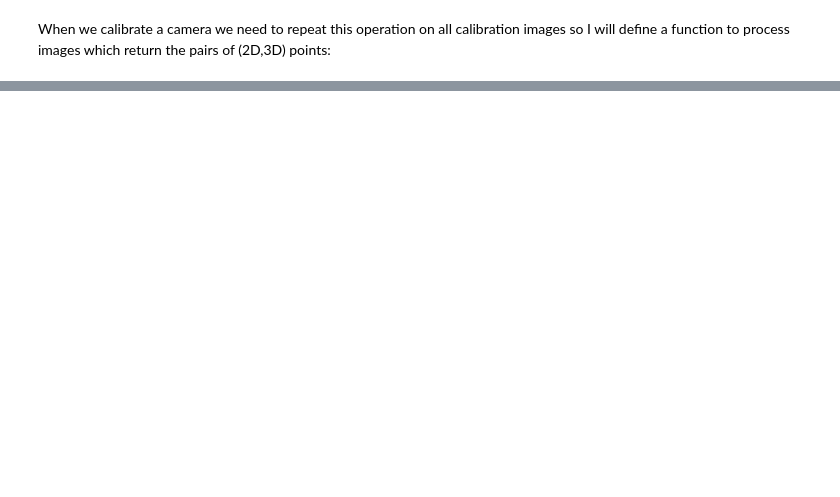
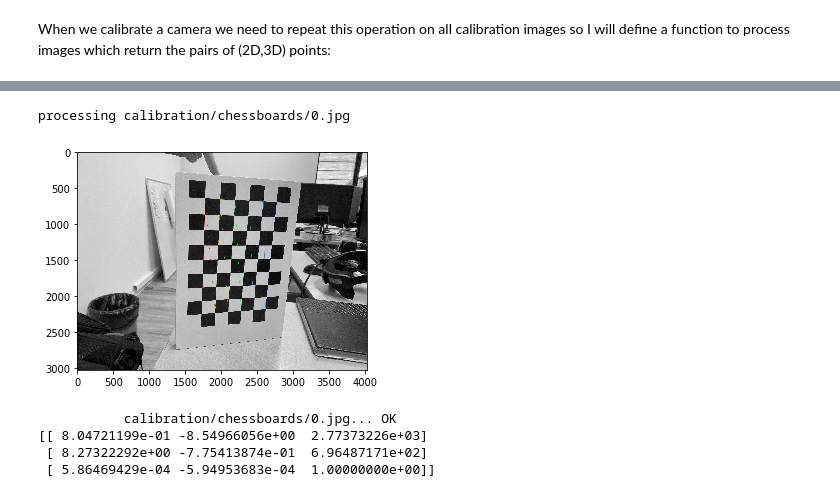
Before and after one commit to CVLAB-Unibo/ComputerVisionImageProcessing-LabSessions, a Jupyter notebook: LabSession3.ipynb, the cells around one changed output, grey strips where cells are left out. Cells and saved outputs as stored; diff of their text form; code cells hidden in the pictures; blank space fills up the shorter version.

```diff
--- a/LabSession3.ipynb
+++ b/LabSession3.ipynb
@@ -142,5 +210,5 @@ Let us create an array for containing each 3D cordinate. It will have shape *row
 # %%
-pattern_points = np.zeros((np.prod(pattern_size), 3), np.float32)
+pattern_points = np.zeros([pattern_size[0]*pattern_size[1], 3], np.float32)
 print(pattern_points.shape)
 # %% [output]
 (54, 3)
@@ -224,10 +293,9 @@ def processImage(fn):
     vis = cv2.cvtColor(img, cv2.COLOR_GRAY2BGR)
     cv2.drawChessboardCorners(vis, pattern_size, corners, found)
 
-    image_name = fn.split("/")[-1]
-    basename, ext = image_name.split(".")
-    outfile = os.path.join("calibration/output/", basename + '_chess.png')
-    cv2.imwrite(outfile, vis)
+    plt.figure(figsize=(20,10))
+    plt.imshow(vis)
+    plt.show()
 
     if not found:
         print('chessboard not found')
@@ -267,0 +534,11 @@ processing calibration/chessboards/5.jpg
+# %%
+corners_0, pattern_points_0 = processImage(img_names[0])
+homography = cv2.findHomography(pattern_points_0, corners_0)[0]
+print(homography)
+# %% [output]
+processing calibration/chessboards/0.jpg
+[figure, added]
+           calibration/chessboards/0.jpg... OK
+[[ 8.04721199e-01 -8.54966056e+00  2.77373226e+03]
+ [ 8.27322292e+00 -7.75413874e-01  6.96487171e+02]
+ [ 5.86469429e-04 -5.94953683e-04  1.00000000e+00]]
```
Also changed, not shown: parts of 77 cells of this notebook, 17 other files.
